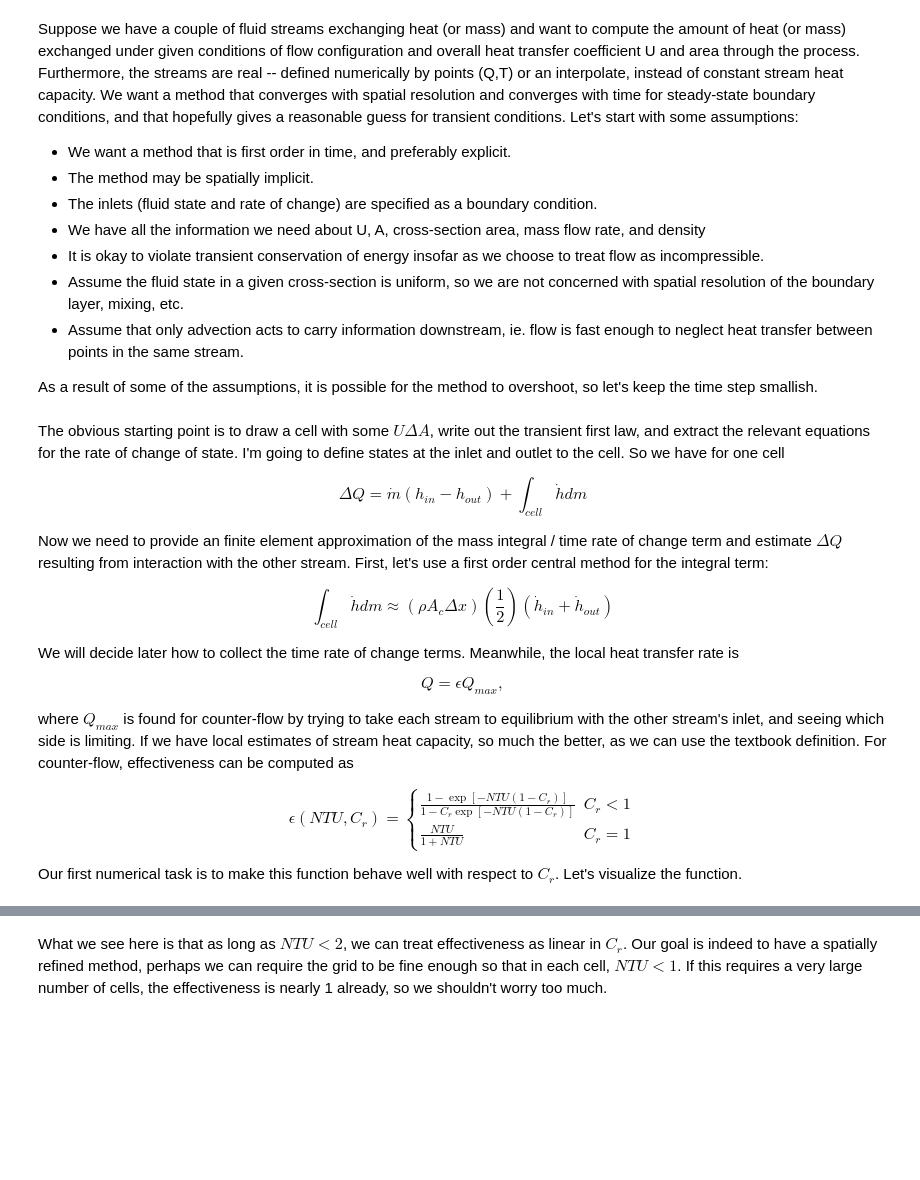
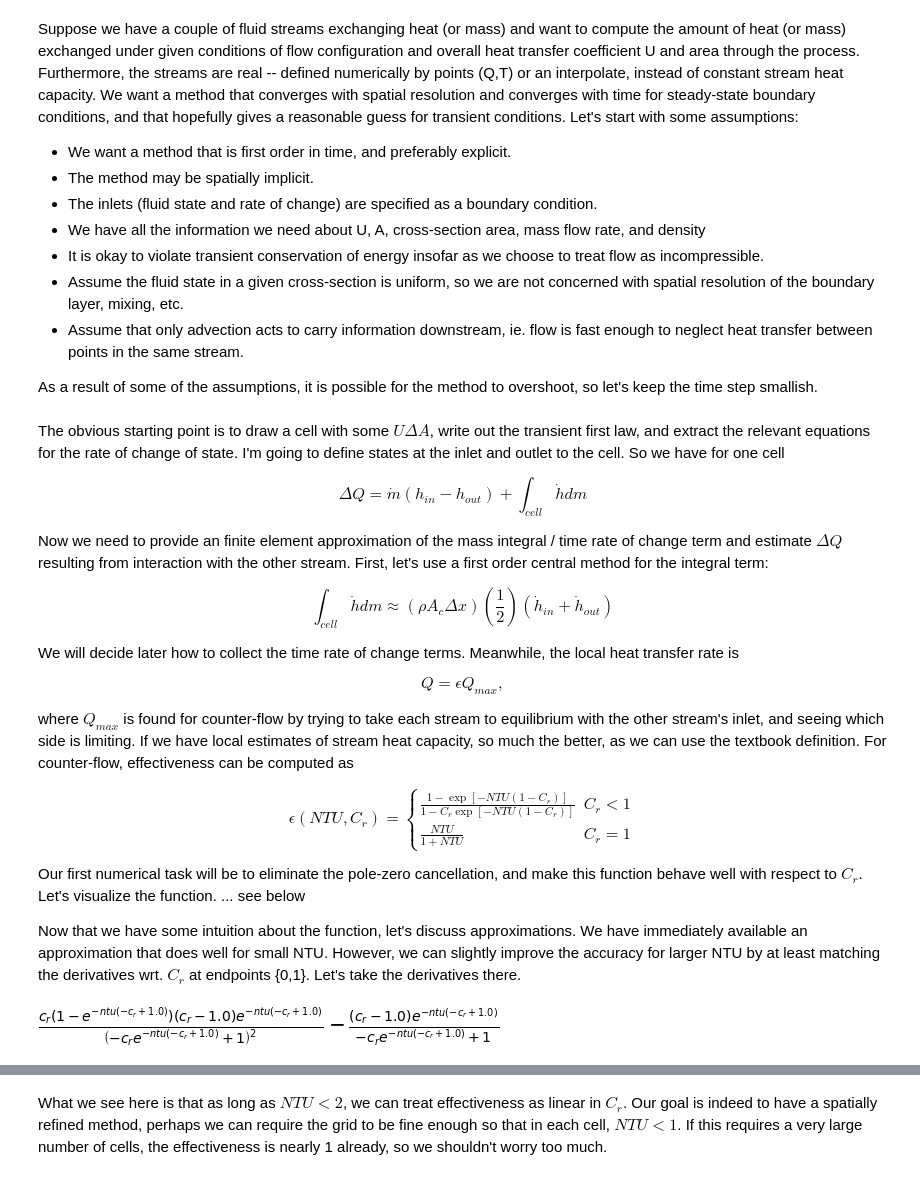
Before and after one commit to nfette/openACHP, a Jupyter notebook: src/FEM HX.ipynb, the cells around one changed output, grey strips where cells are left out. Cells and saved outputs as stored; diff of their text form; code cells hidden in the pictures; blank space fills up the shorter version.

Commit message:
Derivatives for e-ntu approximant

```diff
--- a/src/FEM HX.ipynb
+++ b/src/FEM HX.ipynb
@@ -34,4 +34,15 @@ $$ \epsilon(NTU, C_r) = \begin{cases}
      \frac{NTU}{1+NTU} & C_r = 1
      \end{cases} $$
 
-Our first numerical task is to make this function behave well with respect to $C_r$. Let's visualize the function.
+Our first numerical task will be to eliminate the pole-zero cancellation, and make this function behave well with respect to $C_r$. Let's visualize the function. ... see below
+
+Now that we have some intuition about the function, let's discuss approximations. We have immediately available an approximation that does well for small NTU. However, we can slightly improve the accuracy for larger NTU by at least matching the derivatives wrt. $C_r$ at endpoints {0,1}. Let's take the derivatives there.
+# %%
+import sympy
+sympy.init_printing()
+ntu, c_r = sympy.symbols('ntu c_r')
+expr = (1-sympy.exp(-(ntu * (1.-c_r)))) / (1- c_r * sympy.exp(-(ntu * (1.-c_r))))
+dedn = sympy.diff(expr,ntu)
+dedn
+# %% [output]
+[figure, added]
```
Also changed, not shown: parts of 7 cells of this notebook.
